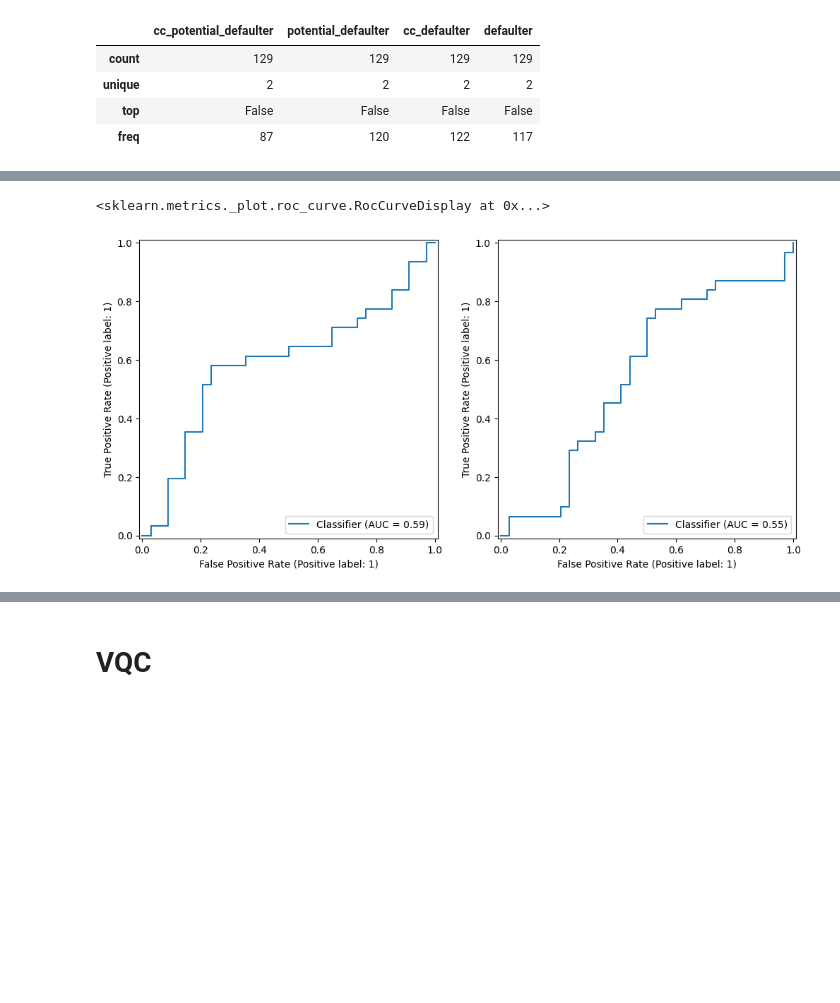
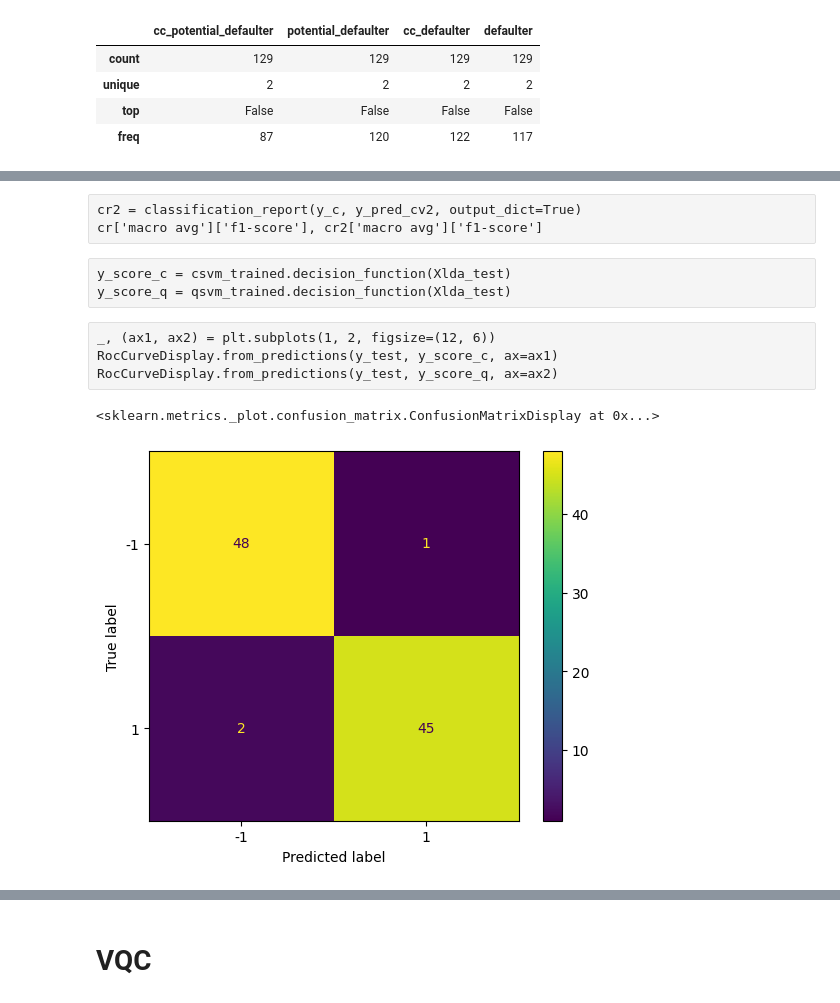
Before and after one commit to floatn/QML-for-finance, a Jupyter notebook: qml_qsvm.ipynb, the cells around one changed output, grey strips where cells are left out. Drawn from its saved outputs; the diff is of its cells as text; code cells hidden in the pictures; blank space fills up the shorter version.

Commit message:
Arrenged results of analysis of svm and vqc

```diff
--- a/qml_qsvm.ipynb
+++ b/qml_qsvm.ipynb
@@ -2529,7 +2540,7 @@ y_coded = y2_coded.astype(int)
 y3_coded = cs8_df[['cc_potential_defaulter', 'potential_defaulter', 'cc_defaulter', 'defaulter']].any(axis=1).to_numpy().astype(int)
 y_coded = 2*y3_coded - 1
 X = cs8_df[cs8_df.columns[5:]].to_numpy()
-X_train, X_test, y_train, y_test = train_test_split(X, y_coded, test_size=.5)
+X_train, X_test, y_train, y_test = train_test_split(X, y_coded, test_size=.25)
 
 scaler = StandardScaler()
 scaler.fit(X_train)
@@ -2702 +2659,5 @@ from sklearn.model_selection import cross_val_score, cross_val_predict, Stratifi
+# %%
+# qsvm training
+qsvm = SVC(kernel=kernel_matrix)
+qsvm_trained = qsvm.fit(Xlda_train, y_res)
 # %%
@@ -2747,7 +2684,26 @@ y_score_q = qsvm_trained.decision_function(Xlda_test)
-# %%
-_, (ax1, ax2) = plt.subplots(1, 2, figsize=(12, 6))
-RocCurveDisplay.from_predictions(y_test, y_score_c, ax=ax1)
-RocCurveDisplay.from_predictions(y_test, y_score_q, ax=ax2)
-# %% [output]
-<sklearn.metrics._plot.roc_curve.RocCurveDisplay at 0x...>
-[figure, removed]
+# %% [raw]
+cr2 = classification_report(y_c, y_pred_cv2, output_dict=True)
+cr['macro avg']['f1-score'], cr2['macro avg']['f1-score']
+# %% [raw]
+y_score_c = csvm_trained.decision_function(Xlda_test)
+y_score_q = qsvm_trained.decision_function(Xlda_test)
+# %% [raw]
+_, (ax1, ax2) = plt.subplots(1, 2, figsize=(12, 6))
+RocCurveDisplay.from_predictions(y_test, y_score_c, ax=ax1)
+RocCurveDisplay.from_predictions(y_test, y_score_q, ax=ax2)
+# %%
+# get CV and Test results
+from sklearn.model_selection import cross_val_score, cross_val_predict, StratifiedKFold, KFold, RepeatedKFold, permutation_test_score
+from sklearn.metrics import ConfusionMatrixDisplay, RocCurveDisplay, classification_report, roc_curve, auc#, davies_bouldin_score
+
+
+cvk = KFold(n_splits=4, shuffle=True, random_state=99)
+yqcv_pred = cross_val_predict(qsvm, Xlda_train, y_train, cv=cvk)
+yccv_pred = cross_val_predict(csvm, Xlda_train, y_train, cv=cvk)
+yq_pred = qsvm_trained.predict(Xlda_test)
+yc_pred = csvm_trained.predict(Xlda_test)
+# %%
+ConfusionMatrixDisplay.from_predictions(y_train, yqcv_pred)
+# %% [output]
+<sklearn.metrics._plot.confusion_matrix.ConfusionMatrixDisplay at 0x...>
+[figure, added]
```
Also changed, not shown: parts of 58 cells of this notebook, 14 other files.
